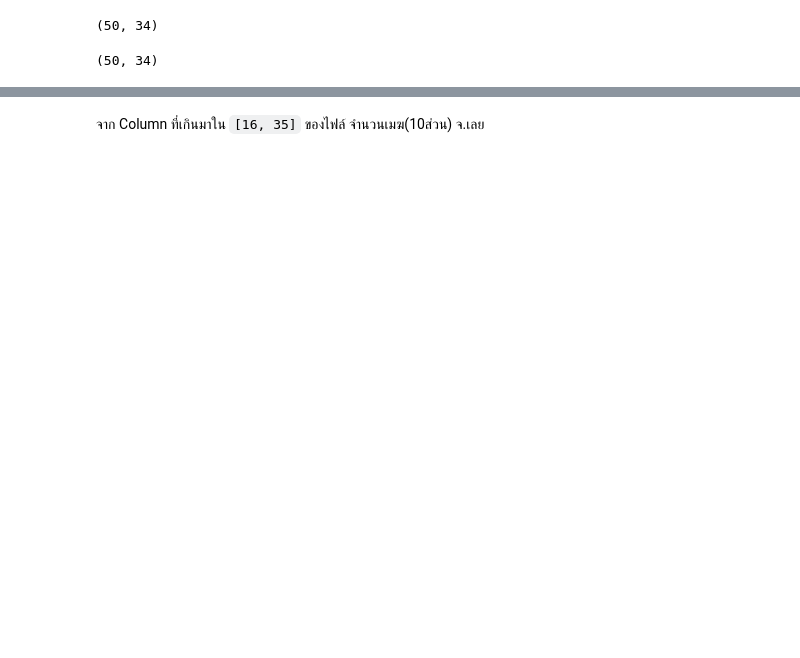
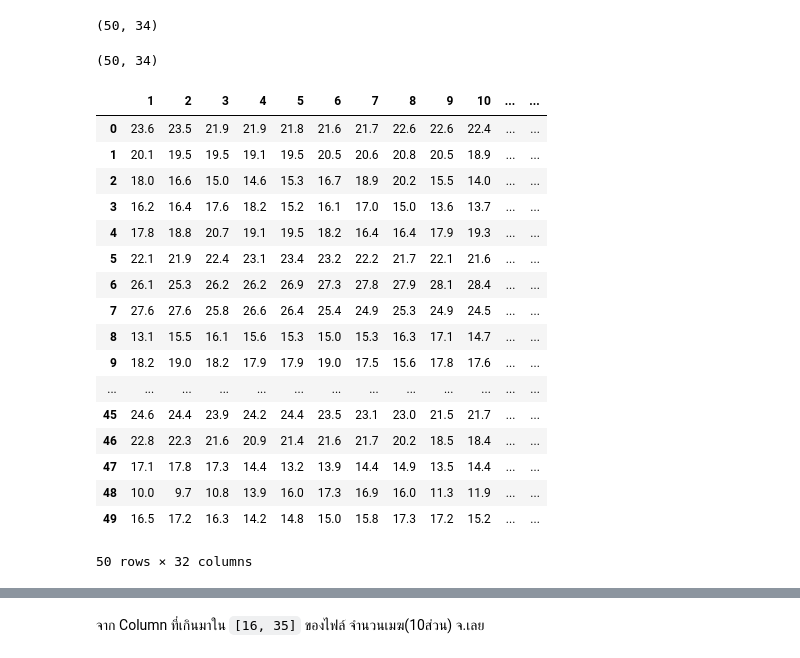
Before and after one commit to Ratchanontt/BSC_DPDM23, a Jupyter notebook: midterm_bscdpdm23.ipynb, the cells around one changed output, grey strips where cells are left out. Saved outputs shown, nothing was run; the diff lists cells and outputs as text; code cells hidden in the pictures; blank space fills up the shorter version.

```diff
--- a/midterm_bscdpdm23.ipynb
+++ b/midterm_bscdpdm23.ipynb
@@ -388,3 +398,25 @@ Dew_Point_Loei.shape
 Dry_Bulb_Loei.shape
 # %% [output]
 (50, 34)
+# %%
+test = Dew_Point_Loei.iloc[:,2:35]
+test
+# %% [output]
+|  | 1 | 2 | 3 | 4 | 5 | 6 | 7 | 8 | 9 | 10 | ... | ... |
+| 0 | 23.6 | 23.5 | 21.9 | 21.9 | 21.8 | 21.6 | 21.7 | 22.6 | 22.6 | 22.4 | ... | ... |
+| 1 | 20.1 | 19.5 | 19.5 | 19.1 | 19.5 | 20.5 | 20.6 | 20.8 | 20.5 | 18.9 | ... | ... |
+| 2 | 18.0 | 16.6 | 15.0 | 14.6 | 15.3 | 16.7 | 18.9 | 20.2 | 15.5 | 14.0 | ... | ... |
+| 3 | 16.2 | 16.4 | 17.6 | 18.2 | 15.2 | 16.1 | 17.0 | 15.0 | 13.6 | 13.7 | ... | ... |
+| 4 | 17.8 | 18.8 | 20.7 | 19.1 | 19.5 | 18.2 | 16.4 | 16.4 | 17.9 | 19.3 | ... | ... |
+| 5 | 22.1 | 21.9 | 22.4 | 23.1 | 23.4 | 23.2 | 22.2 | 21.7 | 22.1 | 21.6 | ... | ... |
+| 6 | 26.1 | 25.3 | 26.2 | 26.2 | 26.9 | 27.3 | 27.8 | 27.9 | 28.1 | 28.4 | ... | ... |
+| 7 | 27.6 | 27.6 | 25.8 | 26.6 | 26.4 | 25.4 | 24.9 | 25.3 | 24.9 | 24.5 | ... | ... |
+| 8 | 13.1 | 15.5 | 16.1 | 15.6 | 15.3 | 15.0 | 15.3 | 16.3 | 17.1 | 14.7 | ... | ... |
+| 9 | 18.2 | 19.0 | 18.2 | 17.9 | 17.9 | 19.0 | 17.5 | 15.6 | 17.8 | 17.6 | ... | ... |
+| ... | ... | ... | ... | ... | ... | ... | ... | ... | ... | ... | ... | ... |
+| 45 | 24.6 | 24.4 | 23.9 | 24.2 | 24.4 | 23.5 | 23.1 | 23.0 | 21.5 | 21.7 | ... | ... |
+| 46 | 22.8 | 22.3 | 21.6 | 20.9 | 21.4 | 21.6 | 21.7 | 20.2 | 18.5 | 18.4 | ... | ... |
+| 47 | 17.1 | 17.8 | 17.3 | 14.4 | 13.2 | 13.9 | 14.4 | 14.9 | 13.5 | 14.4 | ... | ... |
+| 48 | 10.0 | 9.7 | 10.8 | 13.9 | 16.0 | 17.3 | 16.9 | 16.0 | 11.3 | 11.9 | ... | ... |
+| 49 | 16.5 | 17.2 | 16.3 | 14.2 | 14.8 | 15.0 | 15.8 | 17.3 | 17.2 | 15.2 | ... | ... |
+50 rows × 32 columns
```
Also changed, not shown: parts of 28 cells of this notebook.
